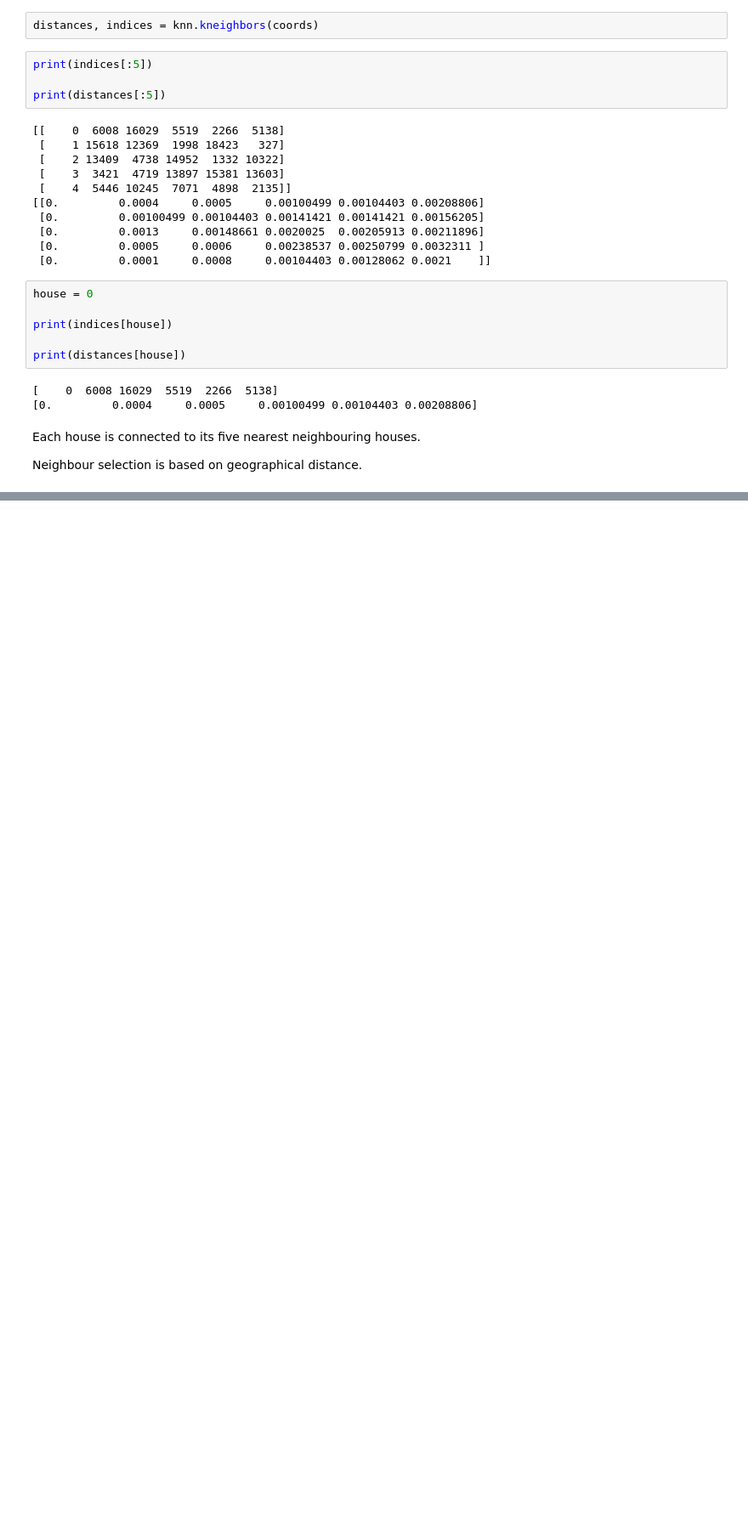
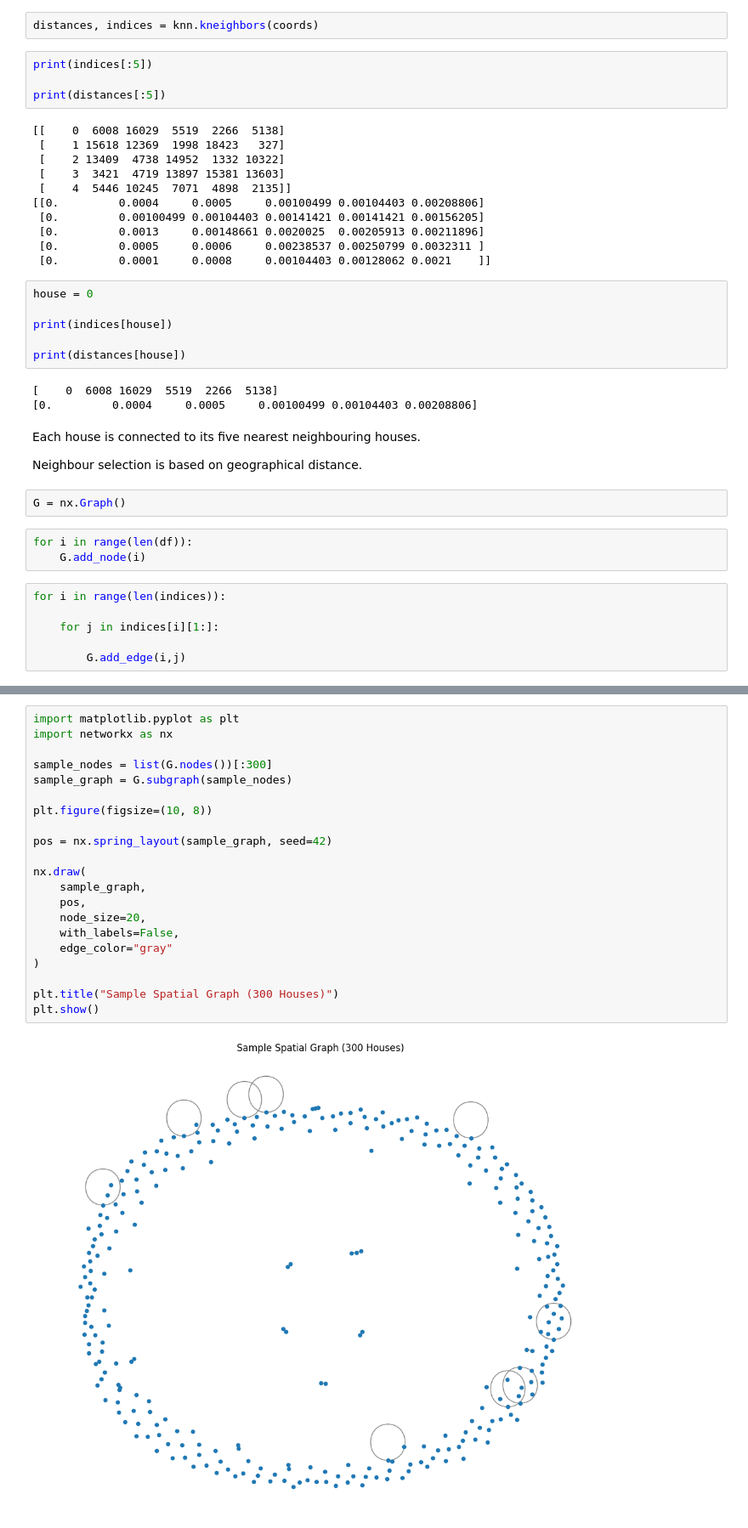
Before and after one commit to Swayam085/geospatial-valuation, a Jupyter notebook: notebooks/03_spatial_graph.ipynb, the cells around one changed output, grey strips where cells are left out. Shown at 85% size. Cells and saved outputs as stored; diff of their text form; blank space fills up the shorter version.

Commit message:
Week 3 Day 3: Construct spatial graph using NetworkX

```diff
--- a/notebooks/03_spatial_graph.ipynb
+++ b/notebooks/03_spatial_graph.ipynb
@@ -112,3 +112,14 @@ print(distances[house])
 Each house is connected to its five nearest neighbouring houses.
 
 Neighbour selection is based on geographical distance.
+# %%
+G = nx.Graph()
+# %%
+for i in range(len(df)):
+    G.add_node(i)
+# %%
+for i in range(len(indices)):
+
+    for j in indices[i][1:]:
+
+        G.add_edge(i,j)
@@ -114,0 +133,23 @@ Neighbour selection is based on geographical distance.
+# %%
+import matplotlib.pyplot as plt
+import networkx as nx
+
+sample_nodes = list(G.nodes())[:300]
+sample_graph = G.subgraph(sample_nodes)
+
+plt.figure(figsize=(10, 8))
+
+pos = nx.spring_layout(sample_graph, seed=42)
+
+nx.draw(
+    sample_graph,
+    pos,
+    node_size=20,
+    with_labels=False,
+    edge_color="gray"
+)
+
+plt.title("Sample Spatial Graph (300 Houses)")
+plt.show()
+# %% [output]
+[figure, added]
```
Also changed, not shown: parts of 4 cells of this notebook, 1 other file.
